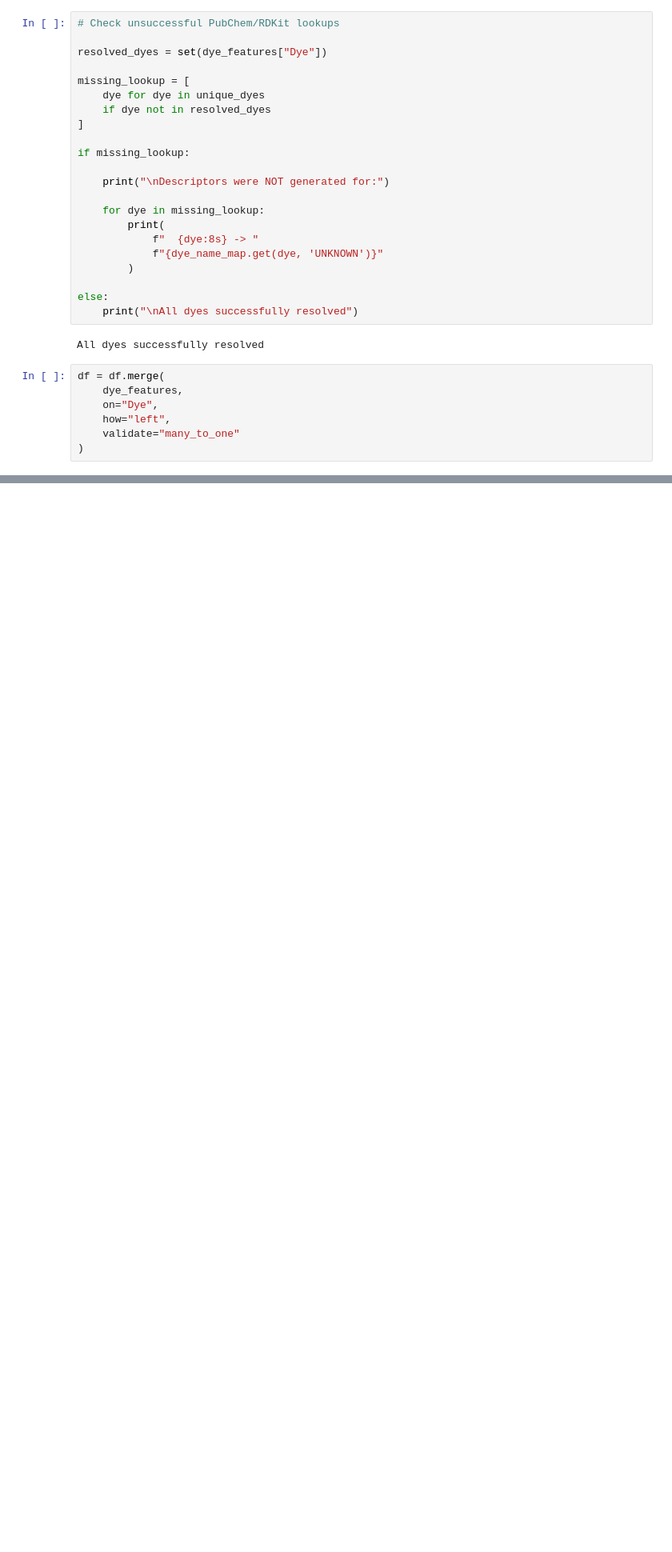
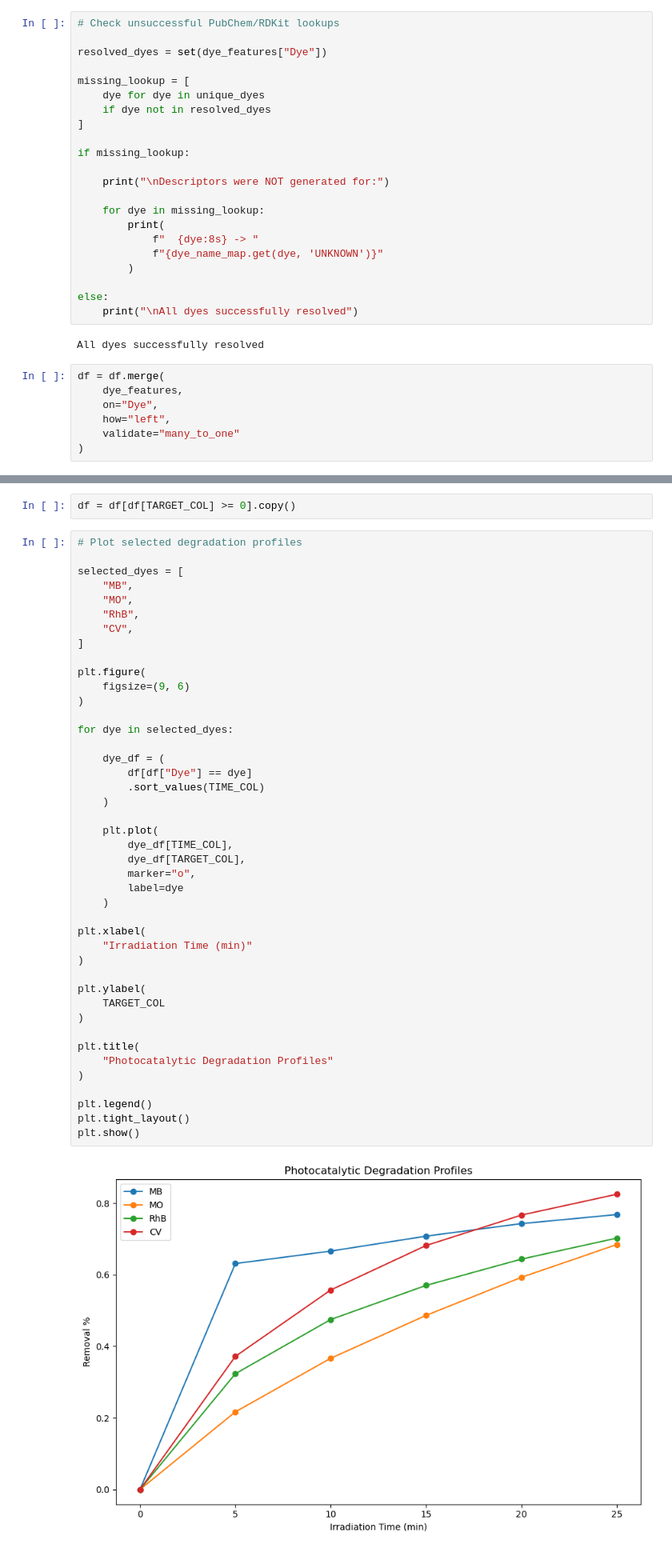
Before and after one commit to Reza-Zng/Dye-Degradation-Using-a-ANN, a Jupyter notebook: src/Preprocessing.ipynb, the cells around one changed output, grey strips where cells are left out. Shown at 80% size. Drawn from its saved outputs; the diff is of its cells as text; blank space fills up the shorter version.

```diff
--- a/src/Preprocessing.ipynb
+++ b/src/Preprocessing.ipynb
@@ -326,0 +503,47 @@ X.head()
+# %%
+df = df[df[TARGET_COL] >= 0].copy()
+# %%
+# Plot selected degradation profiles
+
+selected_dyes = [
+    "MB",
+    "MO",
+    "RhB",
+    "CV",
+]
+
+plt.figure(
+    figsize=(9, 6)
+)
+
+for dye in selected_dyes:
+
+    dye_df = (
+        df[df["Dye"] == dye]
+        .sort_values(TIME_COL)
+    )
+
+    plt.plot(
+        dye_df[TIME_COL],
+        dye_df[TARGET_COL],
+        marker="o",
+        label=dye
+    )
+
+plt.xlabel(
+    "Irradiation Time (min)"
+)
+
+plt.ylabel(
+    TARGET_COL
+)
+
+plt.title(
+    "Photocatalytic Degradation Profiles"
+)
+
+plt.legend()
+plt.tight_layout()
+plt.show()
+# %% [output]
+[figure, added]
```
Also changed, not shown: parts of 20 cells of this notebook.
